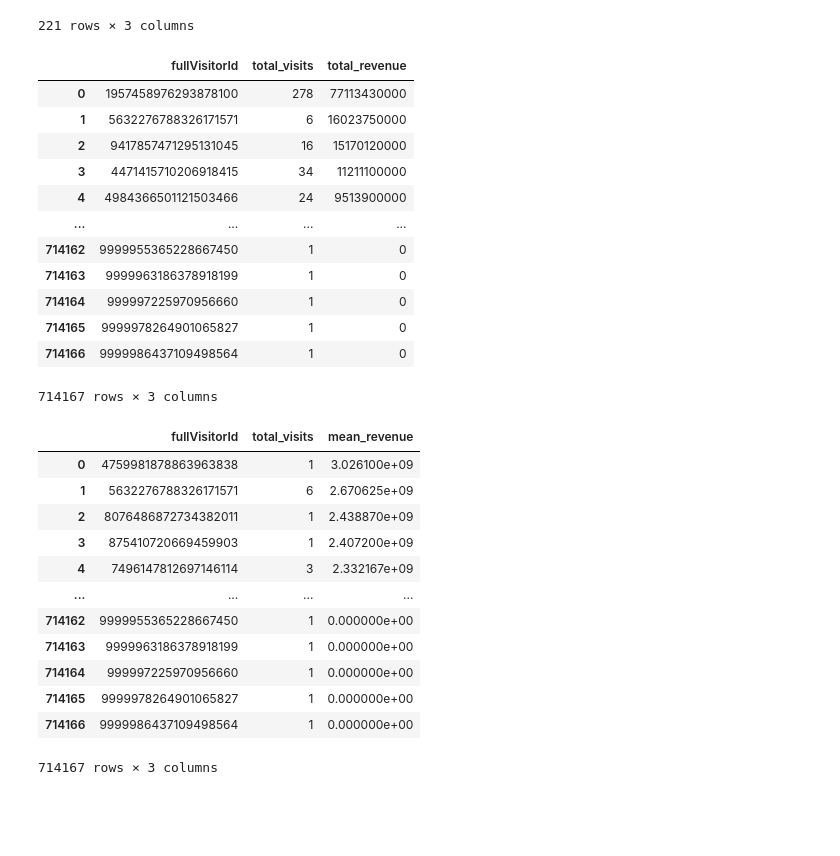
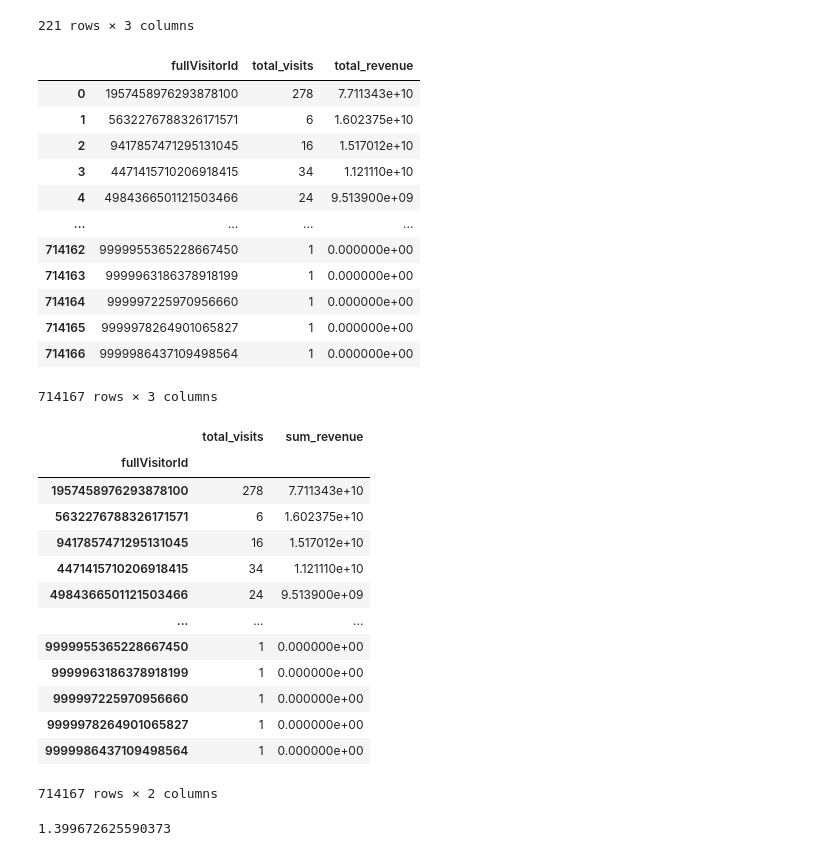
Before and after one commit to sherintm/GA-customer-revenue-analysis, a Jupyter notebook: GACustomerRevenueAnalysis.ipynb, the cells around one changed output. Drawn from its saved outputs; the diff is of its cells as text; code cells hidden in the pictures; blank space fills up the shorter version.

```diff
--- a/GACustomerRevenueAnalysis.ipynb
+++ b/GACustomerRevenueAnalysis.ipynb
@@ -188,6 +206,6 @@ Removing columns with NAN values and data not available in demo dataset
 # %%
 ga_data_clean = ga_data.drop(columns=
-                             ['device.browserVersion','device.browserSize','device.operatingSystemVersion',
+                             ['socialEngagementType','device.browserVersion','device.browserSize','device.operatingSystemVersion',
                               'device.mobileDeviceBranding','device.mobileDeviceModel','device.mobileInputSelector',
                               'device.mobileDeviceInfo','device.mobileDeviceMarketingName','device.flashVersion',
                               'device.language','device.screenColors','device.screenResolution',
@@ -325,38 +343,45 @@ visitor_totals.reset_index(inplace=True)
 visitor_totals
 # %% [output]
 |  | fullVisitorId | total_visits | total_revenue |
-| 0 | 1957458976293878100 | 278 | 77113430000 |
-| 1 | 5632276788326171571 | 6 | 16023750000 |
-| 2 | 9417857471295131045 | 16 | 15170120000 |
-| 3 | 4471415710206918415 | 34 | 11211100000 |
-| 4 | 4984366501121503466 | 24 | 9513900000 |
+| 0 | 1957458976293878100 | 278 | 7.711343e+10 |
+| 1 | 5632276788326171571 | 6 | 1.602375e+10 |
+| 2 | 9417857471295131045 | 16 | 1.517012e+10 |
+| 3 | 4471415710206918415 | 34 | 1.121110e+10 |
+| 4 | 4984366501121503466 | 24 | 9.513900e+09 |
 | ... | ... | ... | ... |
-| 714162 | 9999955365228667450 | 1 | 0 |
-| 714163 | 9999963186378918199 | 1 | 0 |
-| 714164 | 999997225970956660 | 1 | 0 |
-| 714165 | 9999978264901065827 | 1 | 0 |
-| 714166 | 9999986437109498564 | 1 | 0 |
+| 714162 | 9999955365228667450 | 1 | 0.000000e+00 |
+| 714163 | 9999963186378918199 | 1 | 0.000000e+00 |
+| 714164 | 999997225970956660 | 1 | 0.000000e+00 |
+| 714165 | 9999978264901065827 | 1 | 0.000000e+00 |
+| 714166 | 9999986437109498564 | 1 | 0.000000e+00 |
 714167 rows × 3 columns
 # %%
-visitor_totals_mean = ga_data_clean.groupby(by=['fullVisitorId']).agg(
+visitor_visits_revenue = ga_data_clean.groupby(by=['fullVisitorId']).agg(
                             total_visits = ('totals.visits', sum),
-                            mean_revenue = ('totals.transactionRevenue', np.mean))
+                            sum_revenue = ('totals.transactionRevenue', sum))
 #visitor_totals_mean.rename(columns= {'totals.visits':'total_visits','totals.transactionRevenue':'total_revenue'}, inplace=True)
-visitor_totals_mean.sort_values(by=['mean_revenue', 'total_visits'], ascending=False, inplace=True)
-visitor_totals_mean.reset_index(inplace=True)
+visitor_visits_revenue.sort_values(by=['sum_revenue', 'total_visits'], ascending=False, inplace=True)
+#visitor_totals_mean.reset_index(inplace=True)
 
-visitor_totals_mean
+visitor_visits_revenue
 # %% [output]
-|  | fullVisitorId | total_visits | mean_revenue |
-| 0 | 4759981878863963838 | 1 | 3.026100e+09 |
-| 1 | 5632276788326171571 | 6 | 2.670625e+09 |
-| 2 | 8076486872734382011 | 1 | 2.438870e+09 |
-| 3 | 875410720669459903 | 1 | 2.407200e+09 |
-| 4 | 7496147812697146114 | 3 | 2.332167e+09 |
-| ... | ... | ... | ... |
-| 714162 | 9999955365228667450 | 1 | 0.000000e+00 |
-| 714163 | 9999963186378918199 | 1 | 0.000000e+00 |
-| 714164 | 999997225970956660 | 1 | 0.000000e+00 |
-| 714165 | 9999978264901065827 | 1 | 0.000000e+00 |
-| 714166 | 9999986437109498564 | 1 | 0.000000e+00 |
+|  | total_visits | sum_revenue |
+| fullVisitorId |  |  |
+| 1957458976293878100 | 278 | 7.711343e+10 |
+| 5632276788326171571 | 6 | 1.602375e+10 |
+| 9417857471295131045 | 16 | 1.517012e+10 |
+| 4471415710206918415 | 34 | 1.121110e+10 |
+| 4984366501121503466 | 24 | 9.513900e+09 |
+| ... | ... | ... |
+| 9999955365228667450 | 1 | 0.000000e+00 |
+| 9999963186378918199 | 1 | 0.000000e+00 |
+| 999997225970956660 | 1 | 0.000000e+00 |
+| 9999978264901065827 | 1 | 0.000000e+00 |
+| 9999986437109498564 | 1 | 0.000000e+00 |
-714167 rows × 3 columns
+714167 rows × 2 columns
+# %%
+user_percent = len (visitor_visits_revenue[visitor_visits_revenue['sum_revenue']>0]) / len (visitor_visits_revenue['sum_revenue']) * 100
+#len(df[(df['A']>0)
+print(user_percent)
+# %% [output]
+1.399672625590373
```
Also changed, not shown: parts of 22 cells of this notebook, 2 other files.
